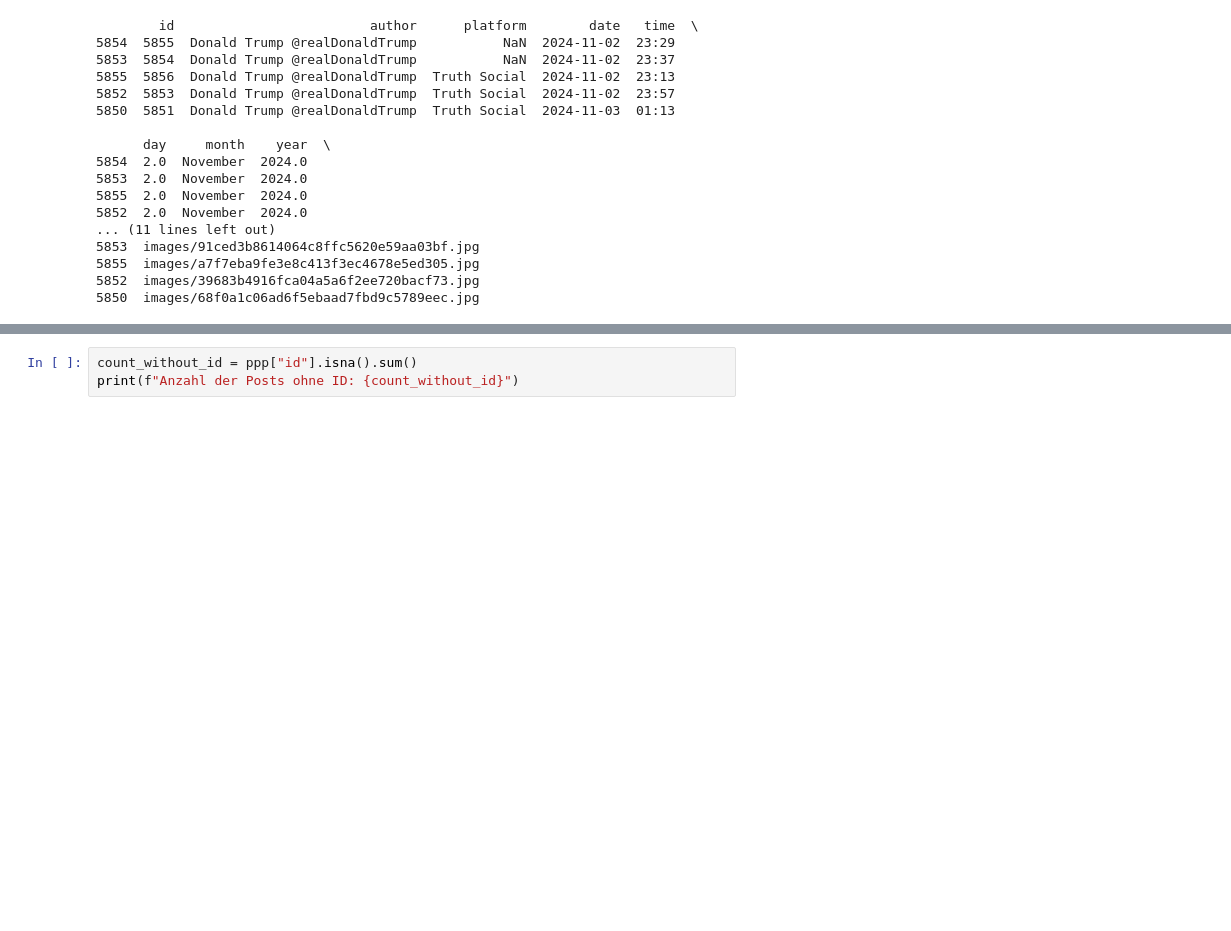
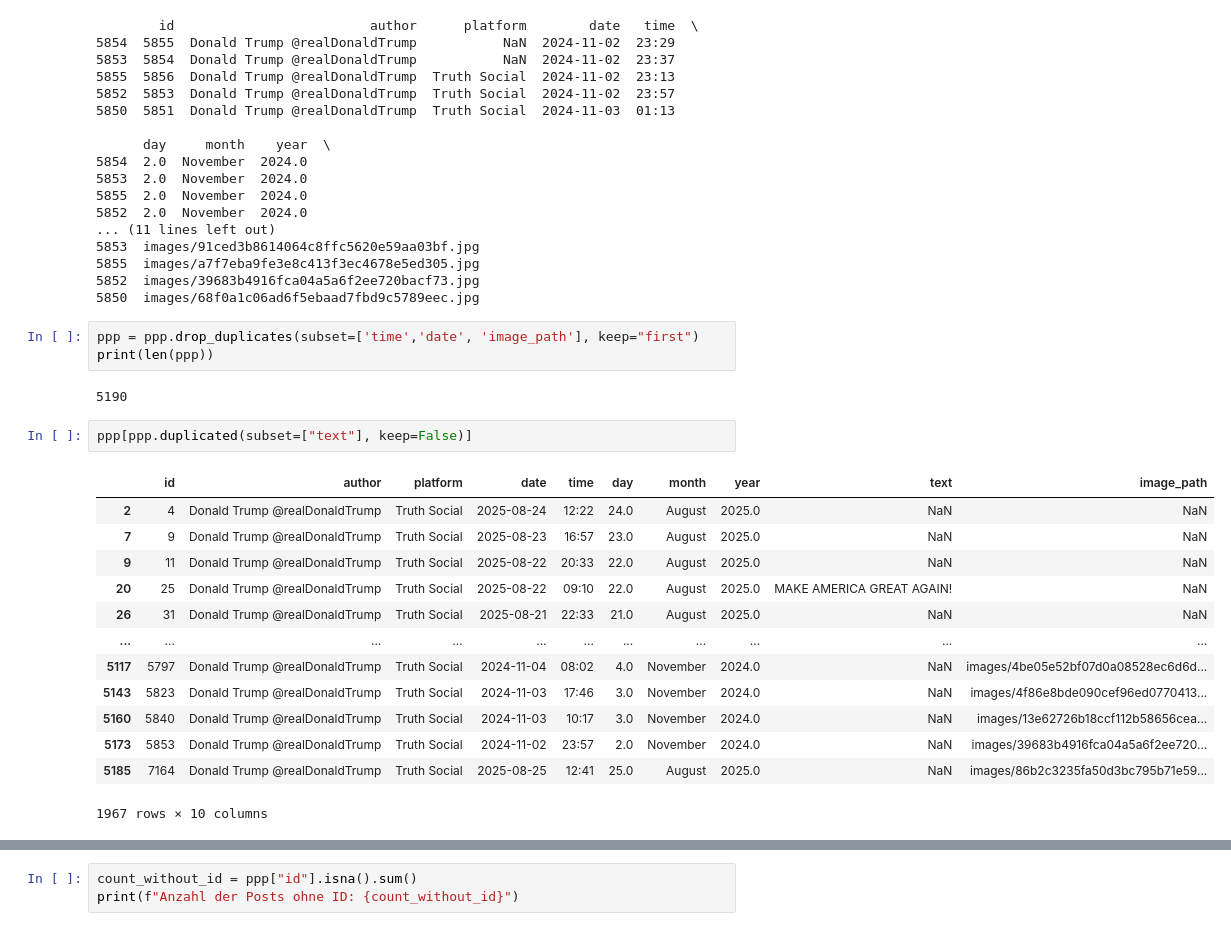
Before and after one commit to vivien3mueller/TrumMus, a Jupyter notebook: 01 Datenbeschaffung_Trump.ipynb, the cells around one changed output, grey strips where cells are left out. Cells and saved outputs as stored; diff of their text form; blank space fills up the shorter version.

```diff
--- a/01 Datenbeschaffung_Trump.ipynb
+++ b/01 Datenbeschaffung_Trump.ipynb
@@ -560,3 +604,24 @@ print(ppp_single.sort_values('date').head(5))
 5855  images/a7f7eba9fe3e8c413f3ec4678e5ed305.jpg
 5852  images/39683b4916fca04a5a6f2ee720bacf73.jpg
 5850  images/68f0a1c06ad6f5ebaad7fbd9c5789eec.jpg
+# %%
+ppp = ppp.drop_duplicates(subset=['time','date', 'image_path'], keep="first")
+print(len(ppp))
+# %% [output]
+5190
+# %%
+ppp[ppp.duplicated(subset=["text"], keep=False)]
+# %% [output]
+|  | id | author | platform | date | time | day | month | year | text | image_path |
+| 2 | 4 | Donald Trump @realDonaldTrump | Truth Social | 2025-08-24 | 12:22 | 24.0 | August | 2025.0 | NaN | NaN |
+| 7 | 9 | Donald Trump @realDonaldTrump | Truth Social | 2025-08-23 | 16:57 | 23.0 | August | 2025.0 | NaN | NaN |
+| 9 | 11 | Donald Trump @realDonaldTrump | Truth Social | 2025-08-22 | 20:33 | 22.0 | August | 2025.0 | NaN | NaN |
+| 20 | 25 | Donald Trump @realDonaldTrump | Truth Social | 2025-08-22 | 09:10 | 22.0 | August | 2025.0 | MAKE AMERICA GREAT AGAIN! | NaN |
+| 26 | 31 | Donald Trump @realDonaldTrump | Truth Social | 2025-08-21 | 22:33 | 21.0 | August | 2025.0 | NaN | NaN |
+| ... | ... | ... | ... | ... | ... | ... | ... | ... | ... | ... |
+| 5117 | 5797 | Donald Trump @realDonaldTrump | Truth Social | 2024-11-04 | 08:02 | 4.0 | November | 2024.0 | NaN | images/4be05e52bf07d0a08528ec6d6d... |
+| 5143 | 5823 | Donald Trump @realDonaldTrump | Truth Social | 2024-11-03 | 17:46 | 3.0 | November | 2024.0 | NaN | images/4f86e8bde090cef96ed0770413... |
+| 5160 | 5840 | Donald Trump @realDonaldTrump | Truth Social | 2024-11-03 | 10:17 | 3.0 | November | 2024.0 | NaN | images/13e62726b18ccf112b58656cea... |
+| 5173 | 5853 | Donald Trump @realDonaldTrump | Truth Social | 2024-11-02 | 23:57 | 2.0 | November | 2024.0 | NaN | images/39683b4916fca04a5a6f2ee720... |
+| 5185 | 7164 | Donald Trump @realDonaldTrump | Truth Social | 2025-08-25 | 12:41 | 25.0 | August | 2025.0 | NaN | images/86b2c3235fa50d3bc795b71e59... |
+1967 rows × 10 columns
```
Also changed, not shown: parts of 30 cells of this notebook.
